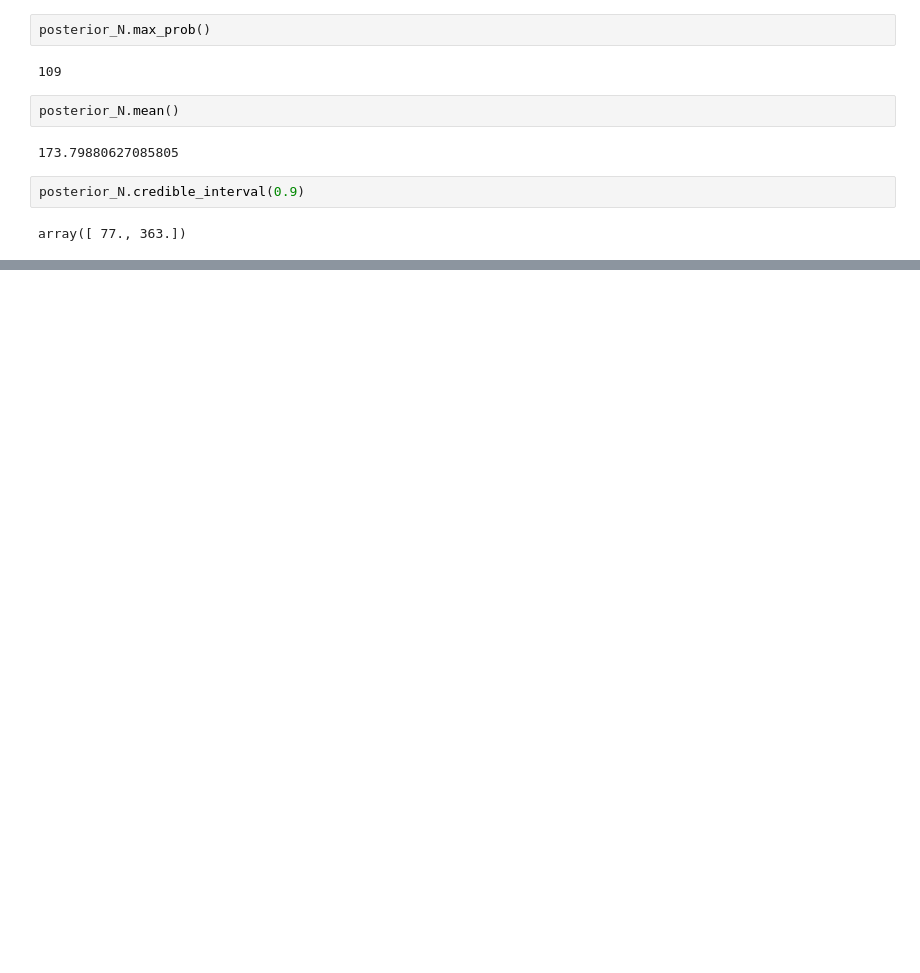
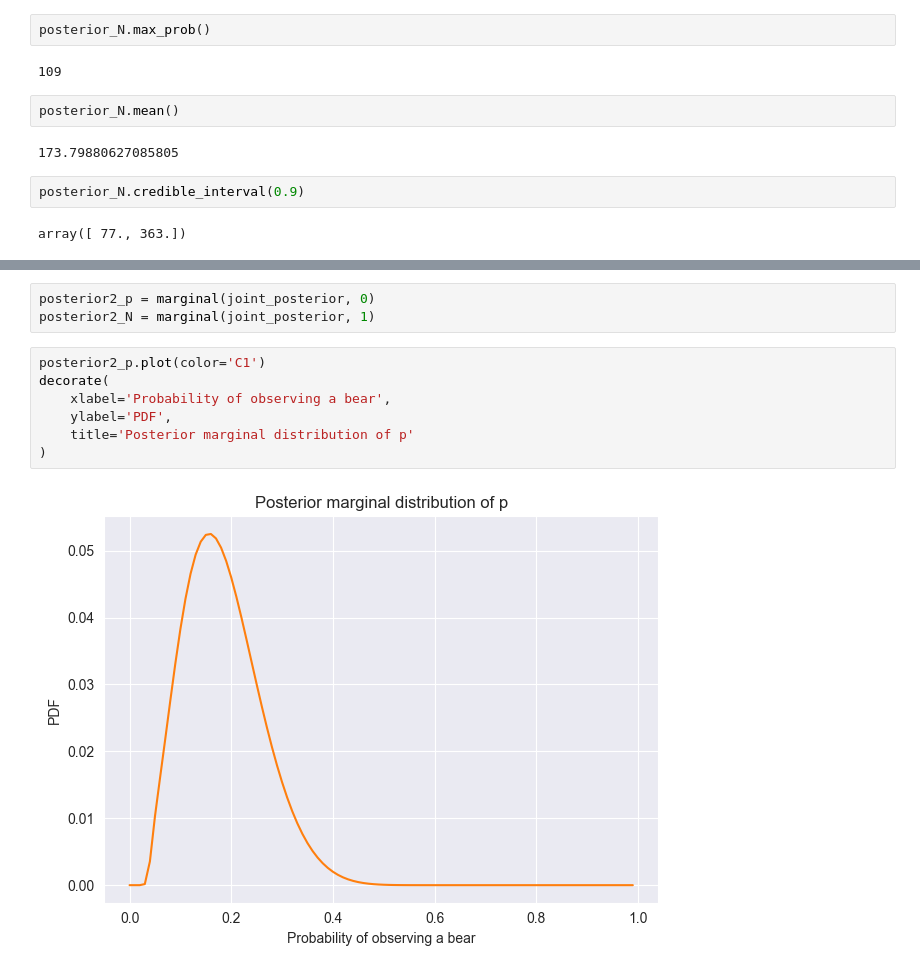
Before and after one commit to Xupeiyi/think-bayes, a Jupyter notebook: chapter15.ipynb, the cells around one changed output, grey strips where cells are left out. Drawn from its saved outputs; the diff is of its cells as text; blank space fills up the shorter version.

```diff
--- a/chapter15.ipynb
+++ b/chapter15.ipynb
@@ -62,0 +156,12 @@ array([ 77., 363.])
+# %%
+posterior2_p = marginal(joint_posterior, 0)
+posterior2_N = marginal(joint_posterior, 1)
+# %%
+posterior2_p.plot(color='C1')
+decorate(
+    xlabel='Probability of observing a bear',
+    ylabel='PDF',
+    title='Posterior marginal distribution of p'
+)
+# %% [output]
+[figure, added]
```
Also changed, not shown: parts of 14 cells of this notebook.
